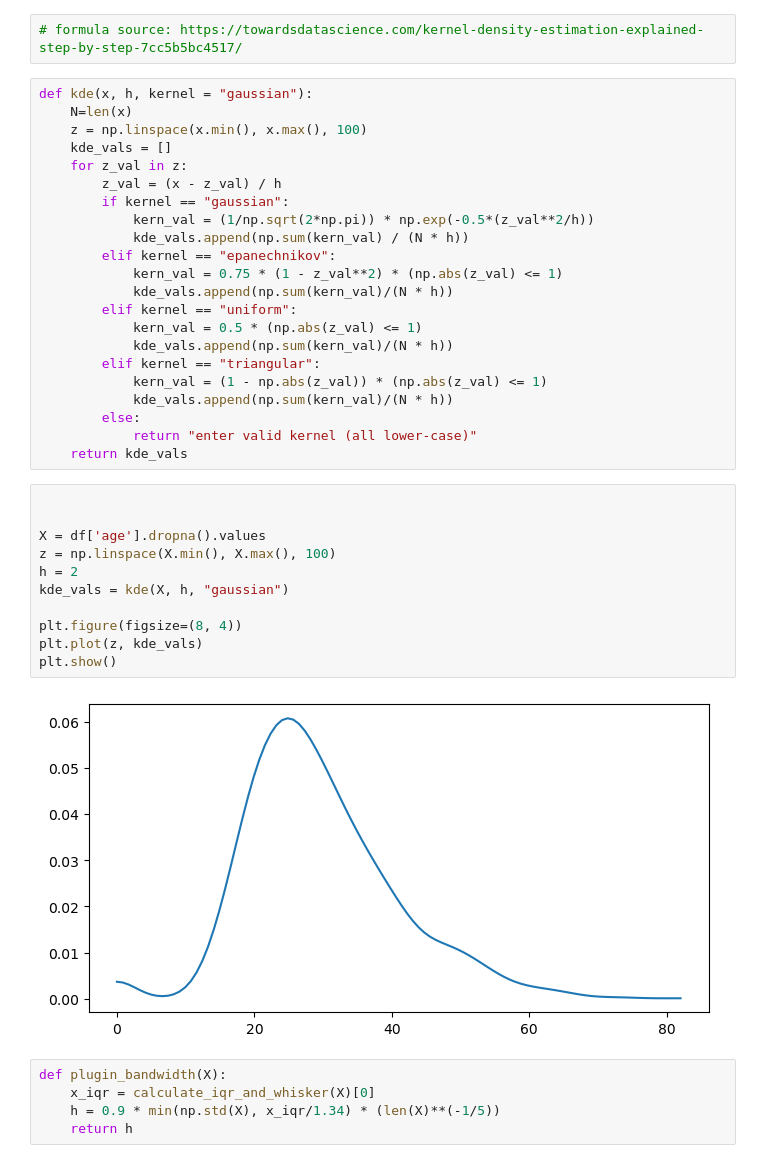
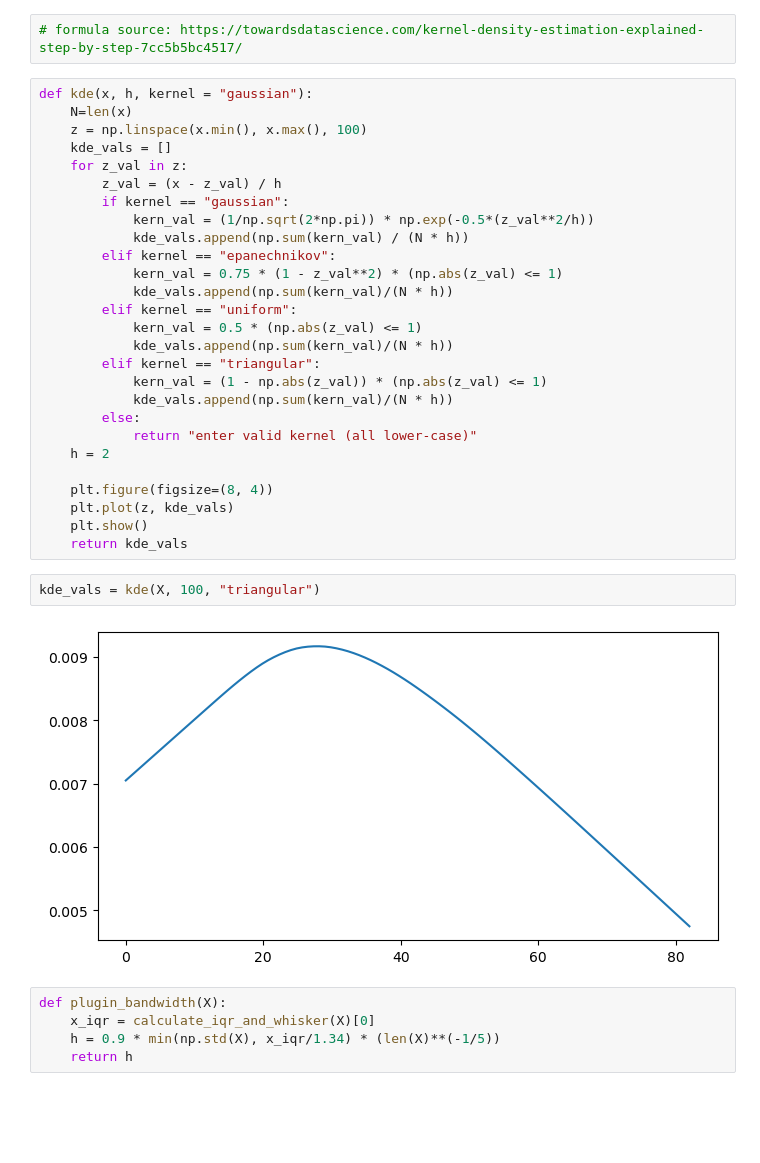
Before and after one commit to rde6mn/DS5030-Assignment2, a Jupyter notebook: assignment_2.ipynb, the cells around one changed output. Drawn from its saved outputs; the diff is of its cells as text; blank space fills up the shorter version.

Commit message:
add plotting to kde funtion

```diff
--- a/assignment_2.ipynb
+++ b/assignment_2.ipynb
@@ -304,20 +304,16 @@ def kde(x, h, kernel = "gaussian"):
             kde_vals.append(np.sum(kern_val)/(N * h))
         else:
             return "enter valid kernel (all lower-case)"
+    h = 2
+
+    plt.figure(figsize=(8, 4))
+    plt.plot(z, kde_vals)
+    plt.show()
     return kde_vals
-# %%
-
-
-X = df['age'].dropna().values
-z = np.linspace(X.min(), X.max(), 100)
-h = 2
-kde_vals = kde(X, h, "gaussian")
-
-plt.figure(figsize=(8, 4))
-plt.plot(z, kde_vals)
-plt.show()
-# %% [output]
-[figure, removed]
+# %%
+kde_vals = kde(X, 100, "triangular")
+# %% [output]
+[figure, added]
 # %%
 def plugin_bandwidth(X):
     x_iqr = calculate_iqr_and_whisker(X)[0]
```
